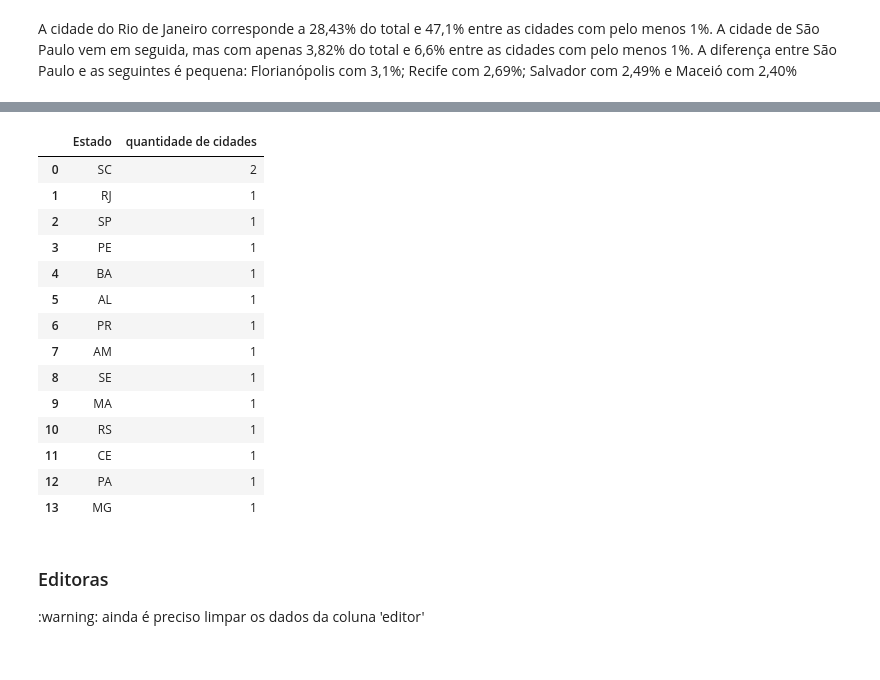
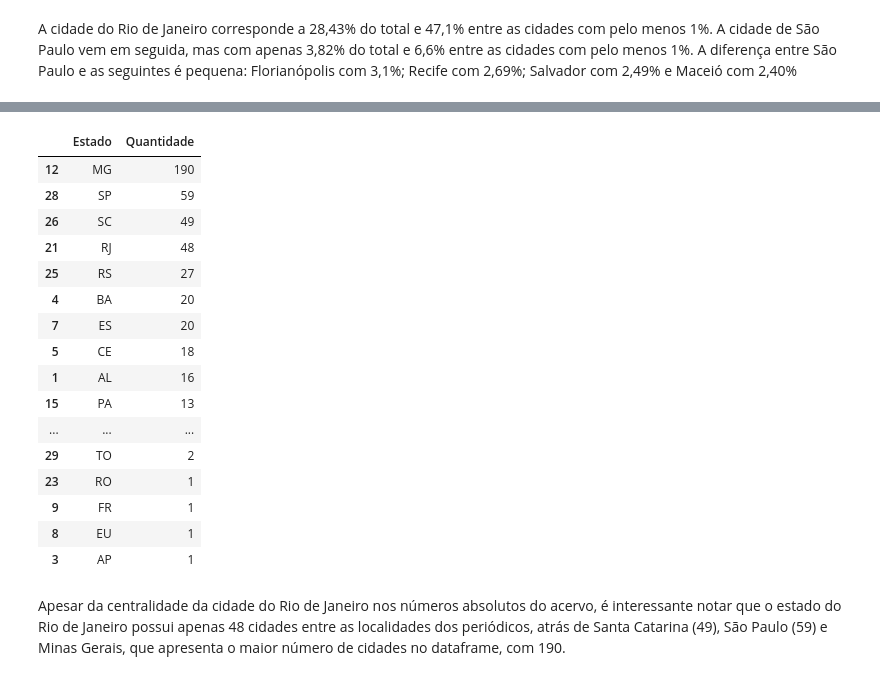
Before and after one commit to ericbrasiln/hemdig-framework, a Jupyter notebook: repositorios/BND-BR/complete_data.ipynb, the cells around one changed output, grey strips where cells are left out. Saved outputs shown, nothing was run; the diff lists cells and outputs as text; code cells hidden in the pictures.

```diff
--- a/repositorios/BND-BR/complete_data.ipynb
+++ b/repositorios/BND-BR/complete_data.ipynb
@@ -700,21 +691,27 @@ df_place
-# %%
-# criar dataframe com os estados e a quantidade de registros
-df_place_state = df_place['Estado'].value_counts().rename_axis('Estado').reset_index(name='quantidade de cidades')
-df_place_state
-# %% [output]
-|  | Estado | quantidade de cidades |
-| 0 | SC | 2 |
-| 1 | RJ | 1 |
-| 2 | SP | 1 |
-| 3 | PE | 1 |
-| 4 | BA | 1 |
-| 5 | AL | 1 |
-| 6 | PR | 1 |
-| 7 | AM | 1 |
-| 8 | SE | 1 |
-| 9 | MA | 1 |
-| 10 | RS | 1 |
-| 11 | CE | 1 |
-| 12 | PA | 1 |
-| 13 | MG | 1 |
+# %%
+# agrupar por estado e contar valores únicos da coluna 'place'
+df_state = df.groupby('Estado')['place'].nunique().rename_axis('Estado').reset_index(name='Quantidade')
+# ordenar por quantidade
+df_state = df_state.sort_values(by='Quantidade', ascending=False)
+df_state
+# %% [output]
+|  | Estado | Quantidade |
+| 12 | MG | 190 |
+| 28 | SP | 59 |
+| 26 | SC | 49 |
+| 21 | RJ | 48 |
+| 25 | RS | 27 |
+| 4 | BA | 20 |
+| 7 | ES | 20 |
+| 5 | CE | 18 |
+| 1 | AL | 16 |
+| 15 | PA | 13 |
+| ... | ... | ... |
+| 29 | TO | 2 |
+| 23 | RO | 1 |
+| 9 | FR | 1 |
+| 8 | EU | 1 |
+| 3 | AP | 1 |
+# %% [markdown]
+Apesar da centralidade da cidade do Rio de Janeiro nos números absolutos do acervo, é interessante notar que o estado do Rio de Janeiro possui apenas 48 cidades entre as localidades dos periódicos, atrás de Santa Catarina (49), São Paulo (59) e Minas Gerais, que apresenta o maior número de cidades no dataframe, com 190.
 # %%
@@ -728,4 +726,0 @@ fig9.show()
-# %% [markdown]
-### Editoras
-
-:warning: ainda é preciso limpar os dados da coluna 'editor'
```
Also changed, not shown: parts of 15 cells of this notebook, 4 other files.
